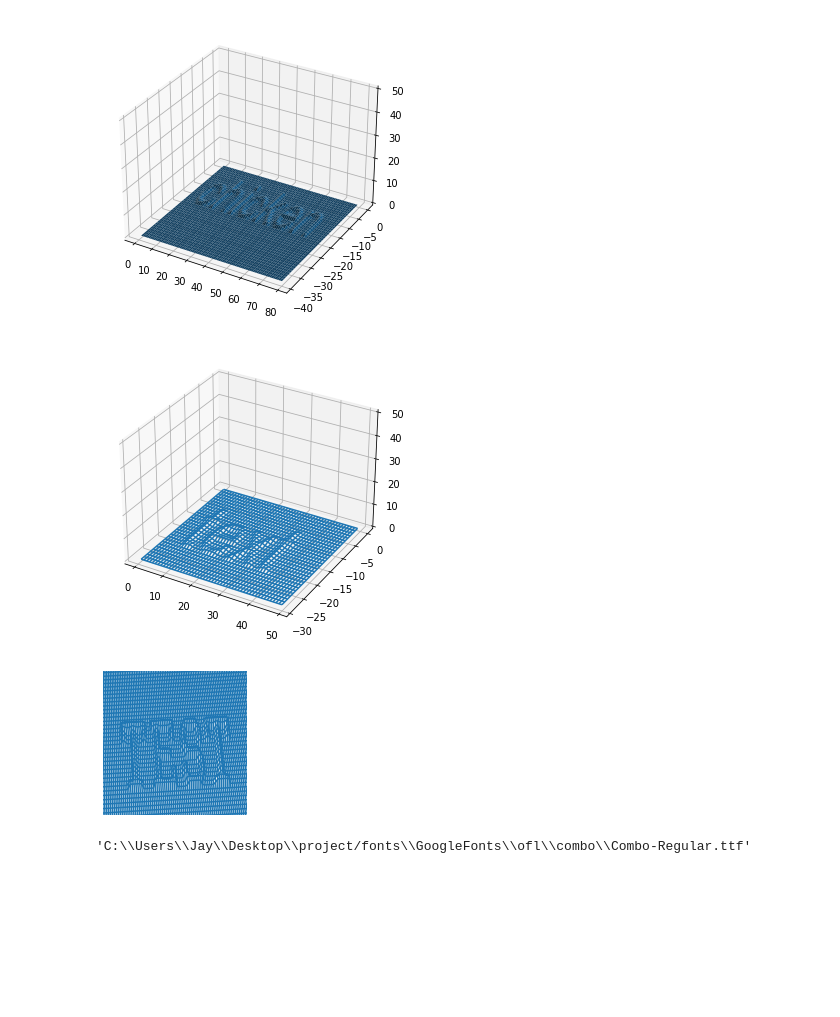
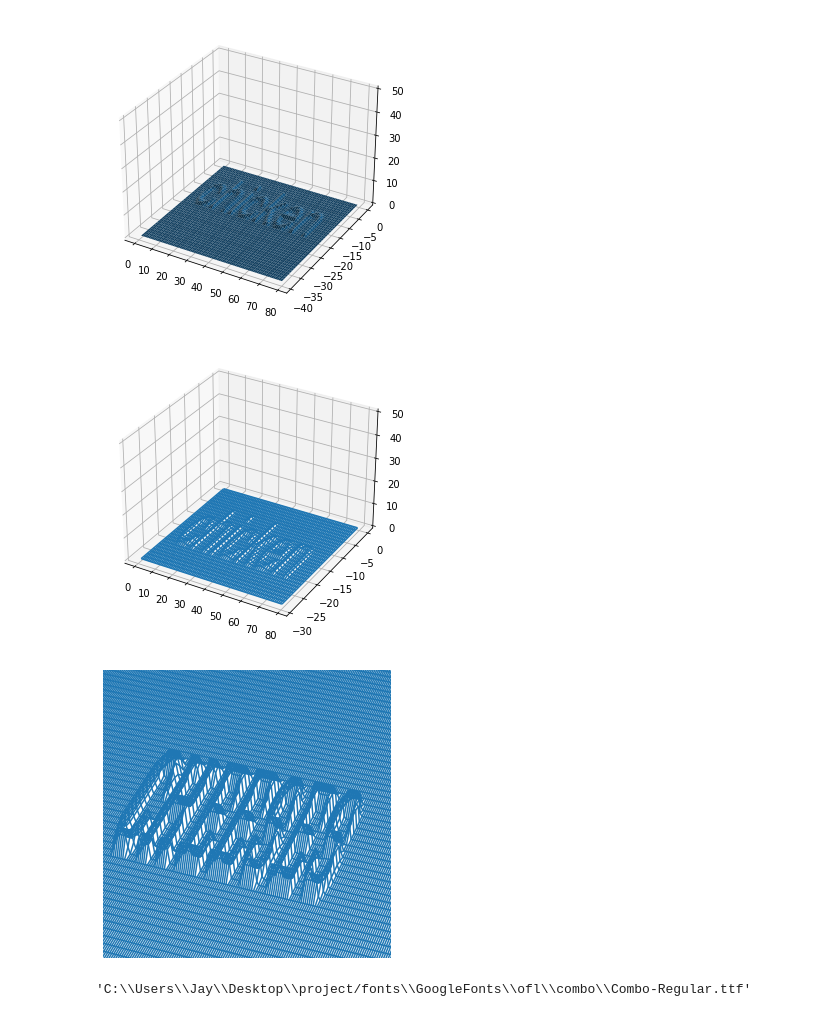
Before and after one commit to tjdwoocn/Captcha, a Jupyter notebook: captcha_img.ipynb, the cells around one changed output. Drawn from its saved outputs; the diff is of its cells as text; code cells hidden in the pictures; blank space fills up the shorter version.

```diff
--- a/captcha_img.ipynb
+++ b/captcha_img.ipynb
@@ -450,13 +452,13 @@ import numpy, pylab
 from PIL import Image, ImageDraw, ImageFont
 import mpl_toolkits.mplot3d.axes3d as axes3d
 
-sz = (50,30)
+sz = (80,30)
 
 img = Image.new('L', sz, 255)
 drw = ImageDraw.Draw(img)
 font = ImageFont.truetype("arial.ttf", 20)
 
-drw.text((5,3), 'text', font=font)
+drw.text((5,3), 'chicken', font=font)
 img.save('./test.png')
 
 X , Y = numpy.meshgrid(range(sz[0]),range(sz[1]))
@@ -468,39 +470,40 @@ ax.plot_wireframe(X, -Y, Z, rstride=1, cstride=1)
 ax.set_zlim((0,50))
 fig.savefig('./test2.png')
 # %% [output]
-[figure, old version]
+[figure, new version]
 # %%
 from random import uniform, shuffle
 from PIL import ImageFont, Image, ImageDraw
 import numpy, pylab
 from mpl_toolkits.mplot3d import Axes3D
 
-def makeImage(text, width=400, height=200, angle=None):
-    angle = angle if angle != None else uniform(-20, 20)
+def makeImage(text, width=512, height=200, angle=None):
+    angle = angle if angle != None else uniform(-50, -10)
     try:
-        font = ImageFont.truetype('C:/Users/Jay/Desktop/project/fonts/GoogleFonts/ofl/graduate\Graduate-Regular.ttf', 25)
+        font = ImageFont.truetype('C:/Users/Jay/Desktop/Captcha/static/fonts/GoogleFonts/ofl/graduate\Graduate-Regular.ttf', 25)
     except IOError:
         raise IOError(
             'Font file doesn\'t exist. Please set `fontPath` correctly.')
     txtW, txtH = font.getsize(text)
     img = Image.new('L', (txtW * 3, txtH * 3), 255)
     drw = ImageDraw.Draw(img)
     drw.text((txtW, txtH), text, font=font)
 
-    fig = pylab.figure(figsize=(width/100.0, height/100.0))
+    fig = pylab.figure(figsize=(width/120.0, height/50.0))
     ax = Axes3D(fig)
     X, Y = numpy.meshgrid(range(img.size[0]), range(img.size[1]))
     Z = 1 - numpy.asarray(img) / 255
     ax.plot_wireframe(X, -Y, Z, rstride=1, cstride=1)
     ax.set_zlim((-3, 3))
     ax.set_xlim((txtW * 1.1, txtW * 1.9))
     ax.set_ylim((-txtH * 1.9, -txtH * 1.1))
     ax.set_axis_off()
-    ax.view_init(elev=60, azim=-90 + angle)
-
-img = makeImage('test', width=512)
+    ax.view_init(elev=40, azim=-60 + angle)
+    fig.savefig('./{}.png'.format(text))
+    return fig
+fig = makeImage('cheeses')
 # %% [output]
-[figure, old version]
+[figure, new version]
 # %%
 GEN_CAPTCHAS_FOLDER = "./captcha_img"
 
```
Also changed, not shown: parts of 1 cell of this notebook, 10 other files.
